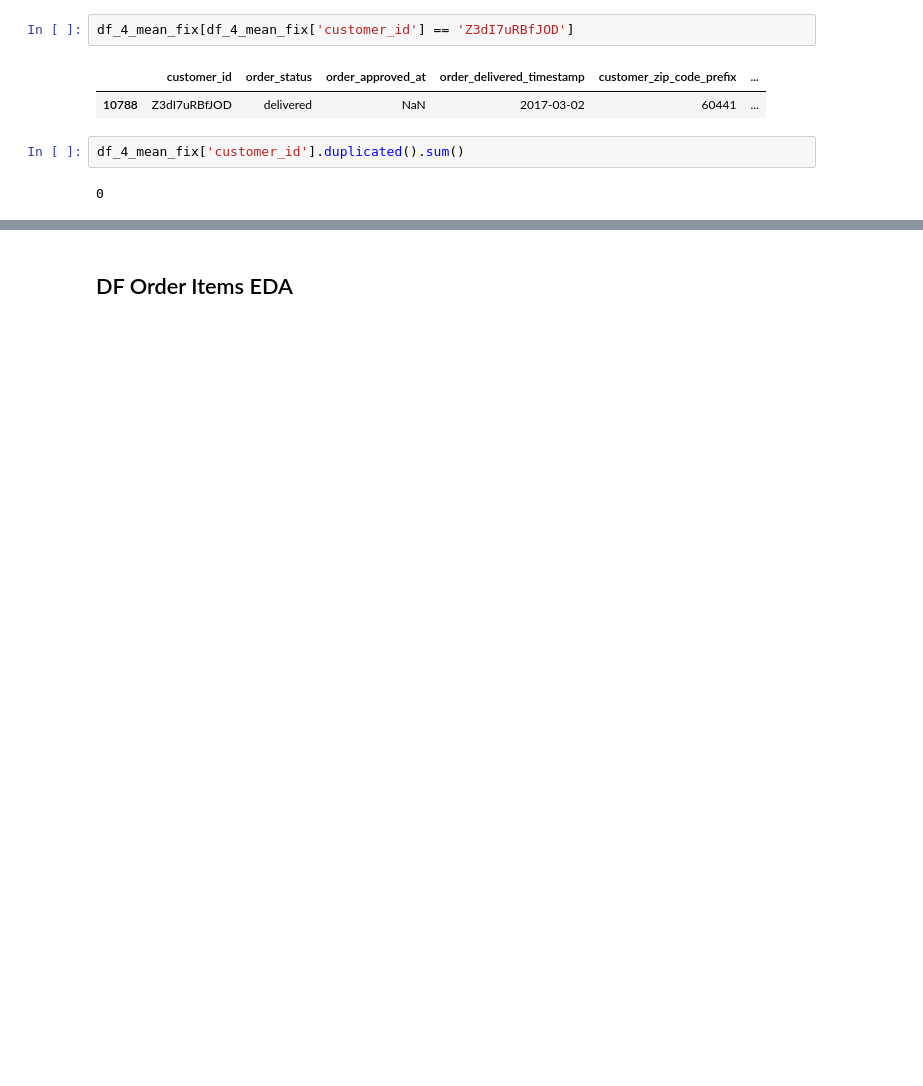
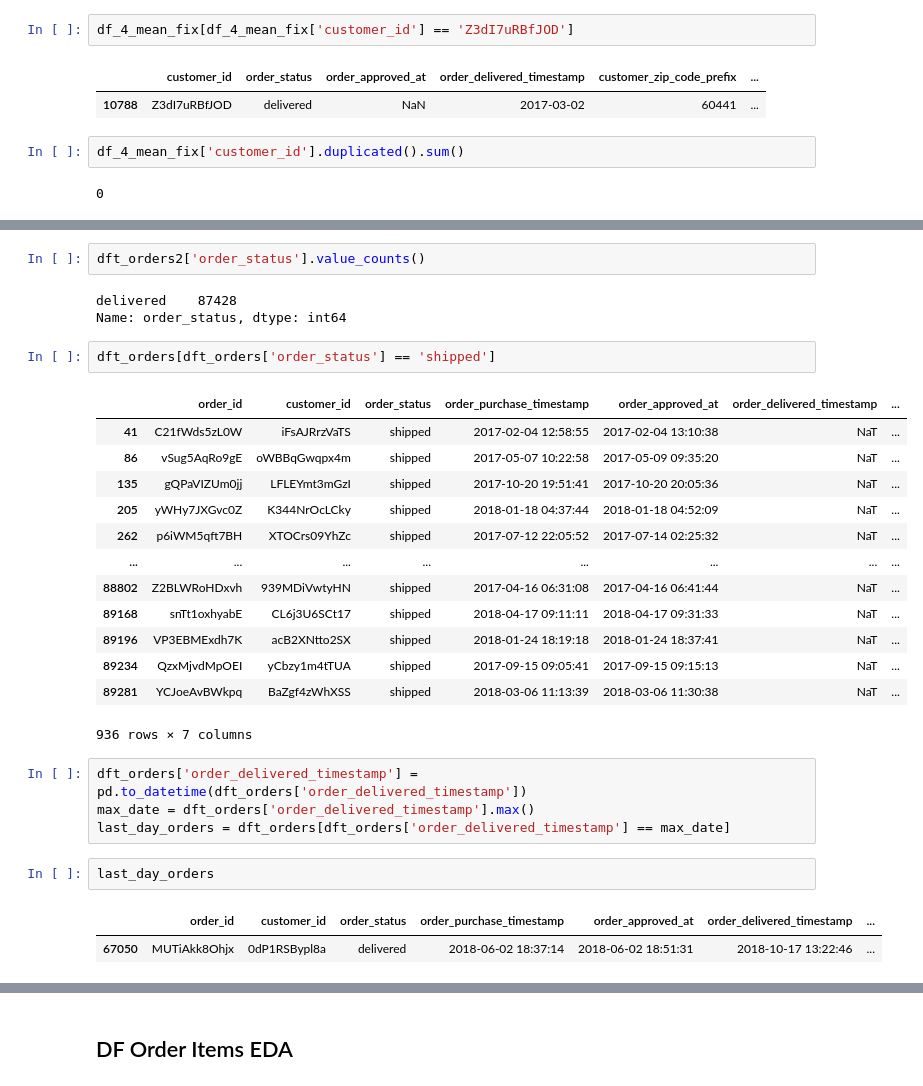
Before and after one commit to radyadhewa/Intelligo-Kali-Ini-Lolos, a Jupyter notebook: IntelligoKIL.ipynb, the cells around one changed output, grey strips where cells are left out. Saved outputs shown, nothing was run; the diff lists cells and outputs as text; blank space fills up the shorter version.

```diff
--- a/IntelligoKIL.ipynb
+++ b/IntelligoKIL.ipynb
@@ -755,0 +778,30 @@ df_4_mean_fix['customer_id'].duplicated().sum()
+# %%
+dft_orders2['order_status'].value_counts()
+# %% [output]
+delivered    87428
+Name: order_status, dtype: int64
+# %%
+dft_orders[dft_orders['order_status'] == 'shipped']
+# %% [output]
+|  | order_id | customer_id | order_status | order_purchase_timestamp | order_approved_at | order_delivered_timestamp | ... |
+| 41 | C21fWds5zL0W | iFsAJRrzVaTS | shipped | 2017-02-04 12:58:55 | 2017-02-04 13:10:38 | NaT | ... |
+| 86 | vSug5AqRo9gE | oWBBqGwqpx4m | shipped | 2017-05-07 10:22:58 | 2017-05-09 09:35:20 | NaT | ... |
+| 135 | gQPaVIZUm0jj | LFLEYmt3mGzI | shipped | 2017-10-20 19:51:41 | 2017-10-20 20:05:36 | NaT | ... |
+| 205 | yWHy7JXGvc0Z | K344NrOcLCky | shipped | 2018-01-18 04:37:44 | 2018-01-18 04:52:09 | NaT | ... |
+| 262 | p6iWM5qft7BH | XTOCrs09YhZc | shipped | 2017-07-12 22:05:52 | 2017-07-14 02:25:32 | NaT | ... |
+| ... | ... | ... | ... | ... | ... | ... | ... |
+| 88802 | Z2BLWRoHDxvh | 939MDiVwtyHN | shipped | 2017-04-16 06:31:08 | 2017-04-16 06:41:44 | NaT | ... |
+| 89168 | snTt1oxhyabE | CL6j3U6SCt17 | shipped | 2018-04-17 09:11:11 | 2018-04-17 09:31:33 | NaT | ... |
+| 89196 | VP3EBMExdh7K | acB2XNtto2SX | shipped | 2018-01-24 18:19:18 | 2018-01-24 18:37:41 | NaT | ... |
+| 89234 | QzxMjvdMpOEI | yCbzy1m4tTUA | shipped | 2017-09-15 09:05:41 | 2017-09-15 09:15:13 | NaT | ... |
+| 89281 | YCJoeAvBWkpq | BaZgf4zWhXSS | shipped | 2018-03-06 11:13:39 | 2018-03-06 11:30:38 | NaT | ... |
+936 rows × 7 columns
+# %%
+dft_orders['order_delivered_timestamp'] = pd.to_datetime(dft_orders['order_delivered_timestamp'])
+max_date = dft_orders['order_delivered_timestamp'].max()
+last_day_orders = dft_orders[dft_orders['order_delivered_timestamp'] == max_date]
+# %%
+last_day_orders
+# %% [output]
+|  | order_id | customer_id | order_status | order_purchase_timestamp | order_approved_at | order_delivered_timestamp | ... |
+| 67050 | MUTiAkk8Ohjx | 0dP1RSBypl8a | delivered | 2018-06-02 18:37:14 | 2018-06-02 18:51:31 | 2018-10-17 13:22:46 | ... |
```
Also changed, not shown: parts of 16 cells of this notebook.
